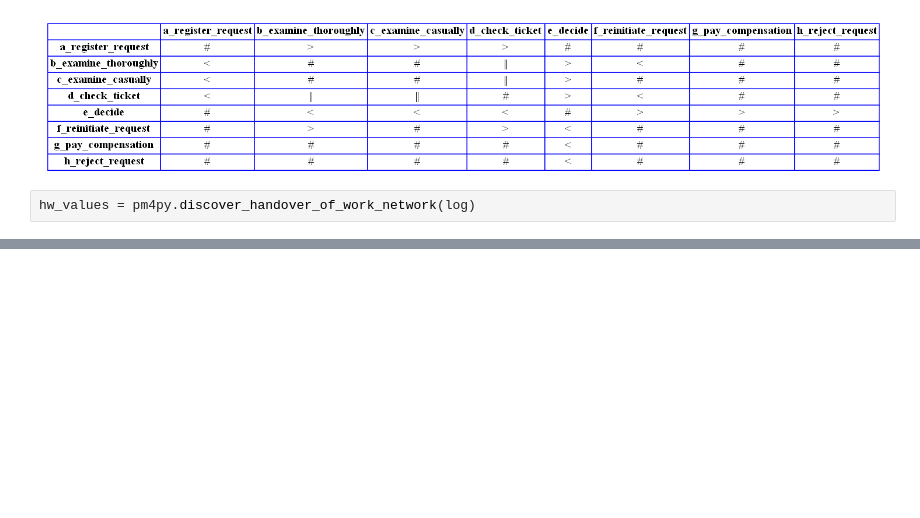
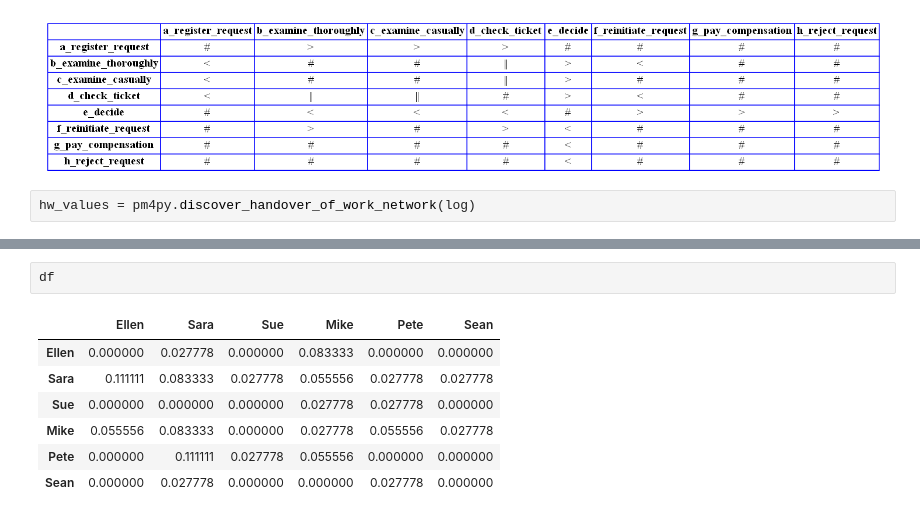
Before and after one commit to jocwulf/zhaw_som, a Jupyter notebook: 09_Social_Network_Analysis.ipynb, the cells around one changed output, grey strips where cells are left out. Saved outputs shown, nothing was run; the diff lists cells and outputs as text; blank space fills up the shorter version.

```diff
--- a/09_Social_Network_Analysis.ipynb
+++ b/09_Social_Network_Analysis.ipynb
@@ -325,2 +332,12 @@ pd.DataFrame(hw_values[0], index=hw_values[1], columns=hw_values[1])
+# %%
+df
+# %% [output]
+|  | Ellen | Sara | Sue | Mike | Pete | Sean |
+| Ellen | 0.000000 | 0.027778 | 0.000000 | 0.083333 | 0.000000 | 0.000000 |
+| Sara | 0.111111 | 0.083333 | 0.027778 | 0.055556 | 0.027778 | 0.027778 |
+| Sue | 0.000000 | 0.000000 | 0.000000 | 0.027778 | 0.027778 | 0.000000 |
+| Mike | 0.055556 | 0.083333 | 0.000000 | 0.027778 | 0.055556 | 0.027778 |
+| Pete | 0.000000 | 0.111111 | 0.027778 | 0.055556 | 0.000000 | 0.000000 |
+| Sean | 0.000000 | 0.027778 | 0.000000 | 0.000000 | 0.027778 | 0.000000 |
 # %%
 # depict distances as network with networkx
```
Also changed, not shown: parts of 13 cells of this notebook.
